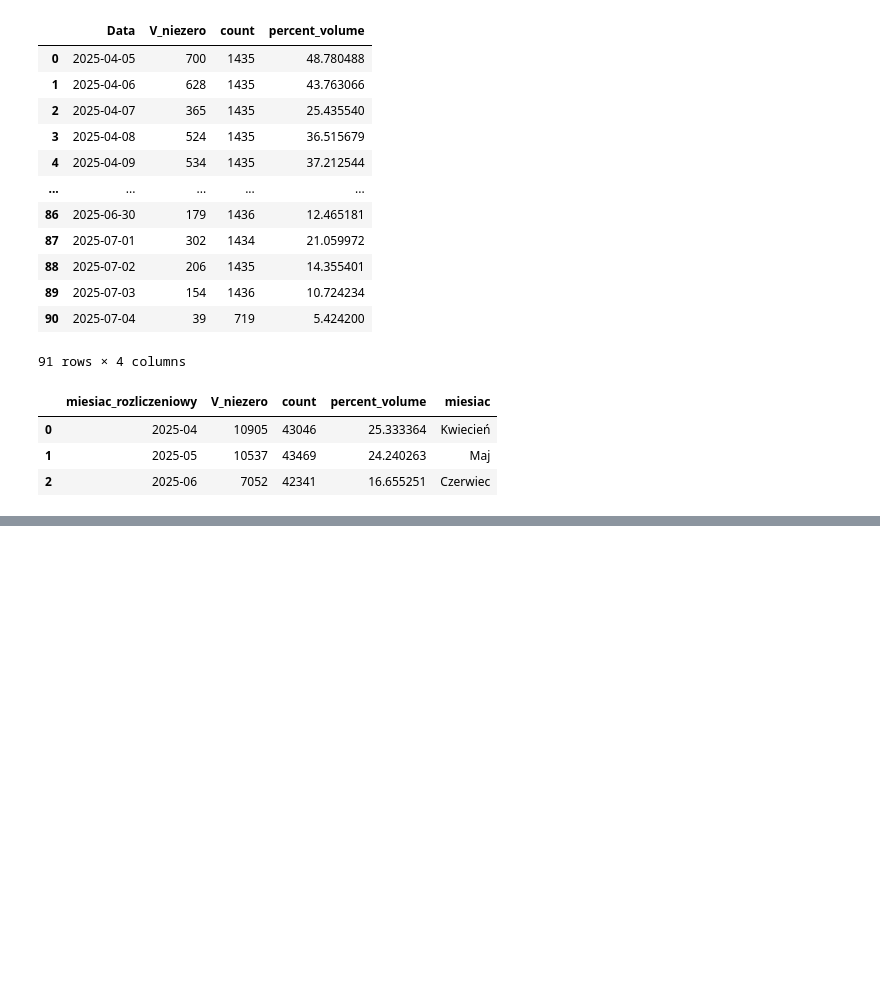
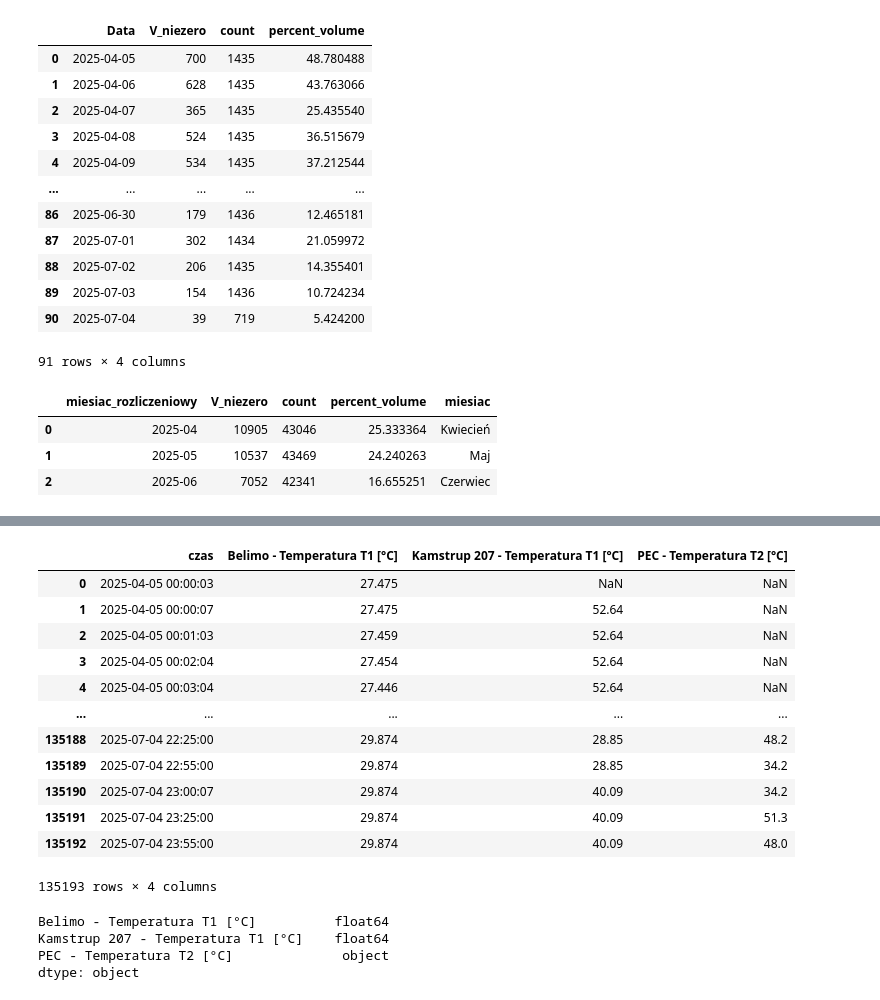
Before and after one commit to martynabocian/martynabocian.github.io, a Jupyter notebook: Charts.ipynb, the cells around one changed output, grey strips where cells are left out. Drawn from its saved outputs; the diff is of its cells as text; code cells hidden in the pictures; blank space fills up the shorter version.

```diff
--- a/Charts.ipynb
+++ b/Charts.ipynb
@@ -1915,0 +2028,25 @@ fig.write_html("miesieczna_ilosc_minut_pompy_pracy_procenty.html", include_plotl
+# %%
+df_zaleznosc_temperatury_cieplnej_wody_od_temp_na_wyjsciu_2_to_plot
+# %% [output]
+|  | czas | Belimo - Temperatura T1 [°C] | Kamstrup 207 - Temperatura T1 [°C] | PEC - Temperatura T2 [°C] |
+| 0 | 2025-04-05 00:00:03 | 27.475 | NaN | NaN |
+| 1 | 2025-04-05 00:00:07 | 27.475 | 52.64 | NaN |
+| 2 | 2025-04-05 00:01:03 | 27.459 | 52.64 | NaN |
+| 3 | 2025-04-05 00:02:04 | 27.454 | 52.64 | NaN |
+| 4 | 2025-04-05 00:03:04 | 27.446 | 52.64 | NaN |
+| ... | ... | ... | ... | ... |
+| 135188 | 2025-07-04 22:25:00 | 29.874 | 28.85 | 48.2 |
+| 135189 | 2025-07-04 22:55:00 | 29.874 | 28.85 | 34.2 |
+| 135190 | 2025-07-04 23:00:07 | 29.874 | 40.09 | 34.2 |
+| 135191 | 2025-07-04 23:25:00 | 29.874 | 40.09 | 51.3 |
+| 135192 | 2025-07-04 23:55:00 | 29.874 | 40.09 | 48.0 |
+135193 rows × 4 columns
+# %%
+print(df_zaleznosc_temperatury_cieplnej_wody_od_temp_na_wyjsciu_2_to_plot[
+    ["Belimo - Temperatura T1 [°C]", "Kamstrup 207 - Temperatura T1 [°C]", "PEC - Temperatura T2 [°C]"]
+].dtypes)
+# %% [output]
+Belimo - Temperatura T1 [°C]          float64
+Kamstrup 207 - Temperatura T1 [°C]    float64
+PEC - Temperatura T2 [°C]              object
+dtype: object
```
Also changed, not shown: parts of 11 cells of this notebook, 1 other file.
